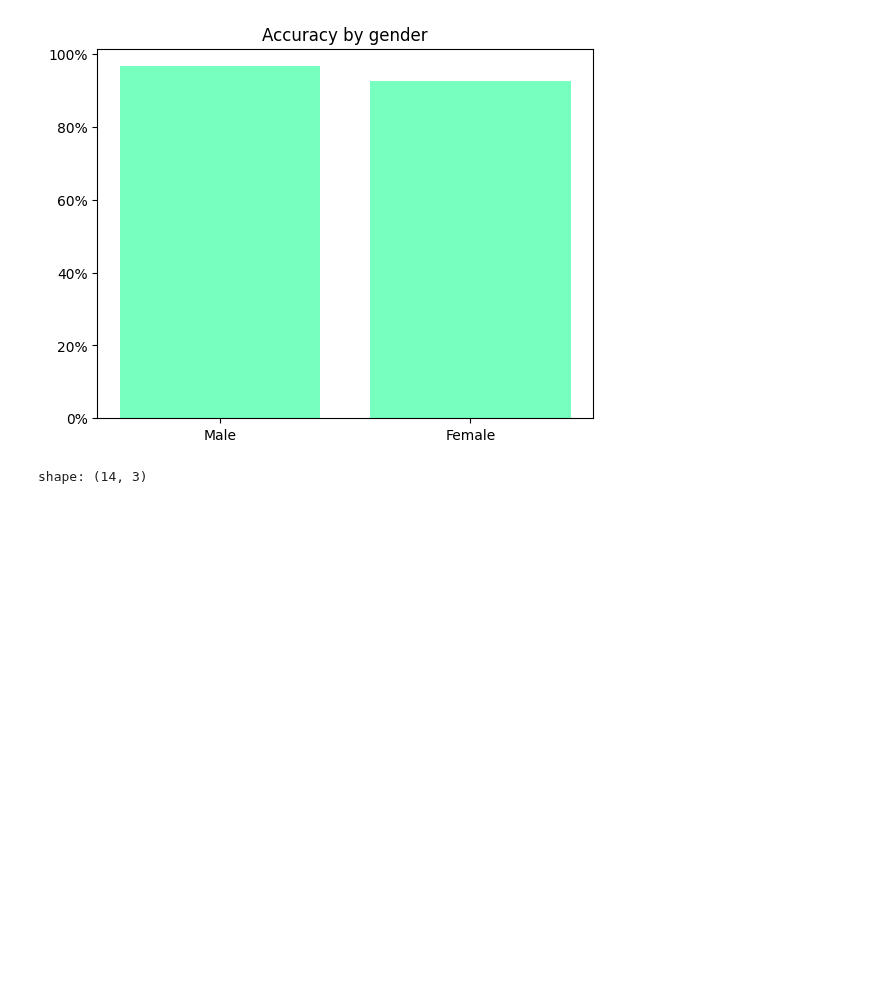
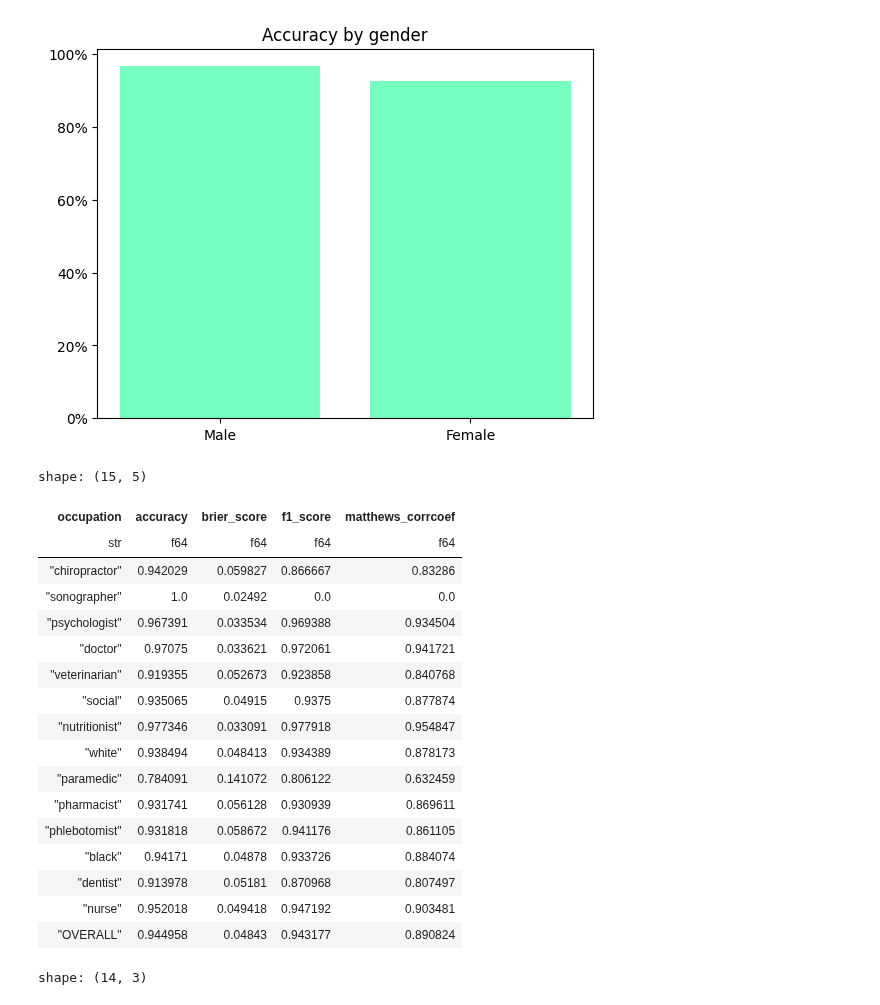
Before and after one commit to Breza/genderative_ai, a Jupyter notebook: Analysis/genderative_analysis.ipynb, the cells around one changed output. Drawn from its saved outputs; the diff is of its cells as text; code cells hidden in the pictures; blank space fills up the shorter version.

Commit message:
Calculates metrics for holdout data, closes #3

```diff
--- a/Analysis/genderative_analysis.ipynb
+++ b/Analysis/genderative_analysis.ipynb
@@ -784,6 +784,47 @@ ax.yaxis.set_major_formatter(matplotlib.ticker.PercentFormatter(xmax=1))
 plt.show()
 # %% [output]
 [figure]
+# %%
+import polars as pl
+from sklearn.metrics import brier_score_loss, f1_score, matthews_corrcoef
+
+def calculate_metrics(subset_df: pl.DataFrame) -> pl.DataFrame:
+    # TODO: Add docstring
+    y_true = subset_df['label']
+    y_pred = subset_df['prediction']
+    y_prob = subset_df['prob_male']
+    this_occupation = subset_df['occupation'].unique()
+    if len(this_occupation) > 1:
+        this_occupation = "OVERALL"
+
+    return pl.DataFrame({
+        "occupation": this_occupation,
+        "accuracy": sklearn.metrics.accuracy_score(y_true, y_pred),
+        "brier_score": sklearn.metrics.brier_score_loss(y_true, y_prob),
+        "f1_score": sklearn.metrics.f1_score(y_true, y_pred),
+        "matthews_corrcoef": sklearn.metrics.matthews_corrcoef(y_true, y_pred)
+    })
+
+exploration_results.groupby('occupation').apply(calculate_metrics).vstack(calculate_metrics(exploration_results))
+# %% [output]
+shape: (15, 5)
+| occupation | accuracy | brier_score | f1_score | matthews_corrcoef |
+| str | f64 | f64 | f64 | f64 |
+| "chiropractor" | 0.942029 | 0.059827 | 0.866667 | 0.83286 |
+| "sonographer" | 1.0 | 0.02492 | 0.0 | 0.0 |
+| "psychologist" | 0.967391 | 0.033534 | 0.969388 | 0.934504 |
+| "doctor" | 0.97075 | 0.033621 | 0.972061 | 0.941721 |
+| "veterinarian" | 0.919355 | 0.052673 | 0.923858 | 0.840768 |
+| "social" | 0.935065 | 0.04915 | 0.9375 | 0.877874 |
+| "nutritionist" | 0.977346 | 0.033091 | 0.977918 | 0.954847 |
+| "white" | 0.938494 | 0.048413 | 0.934389 | 0.878173 |
+| "paramedic" | 0.784091 | 0.141072 | 0.806122 | 0.632459 |
+| "pharmacist" | 0.931741 | 0.056128 | 0.930939 | 0.869611 |
+| "phlebotomist" | 0.931818 | 0.058672 | 0.941176 | 0.861105 |
+| "black" | 0.94171 | 0.04878 | 0.933726 | 0.884074 |
+| "dentist" | 0.913978 | 0.05181 | 0.870968 | 0.807497 |
+| "nurse" | 0.952018 | 0.049418 | 0.947192 | 0.903481 |
+| "OVERALL" | 0.944958 | 0.04843 | 0.943177 | 0.890824 |
 # %%
 (exploration_results
  .select(["occupation", "correct_prediction"])
```
Also changed, not shown: parts of 8 cells of this notebook.
